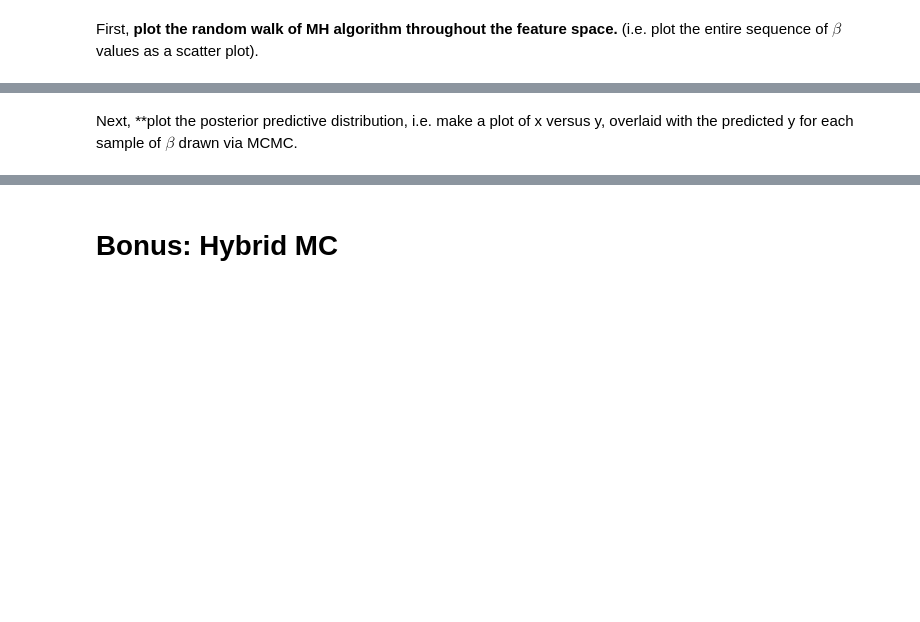
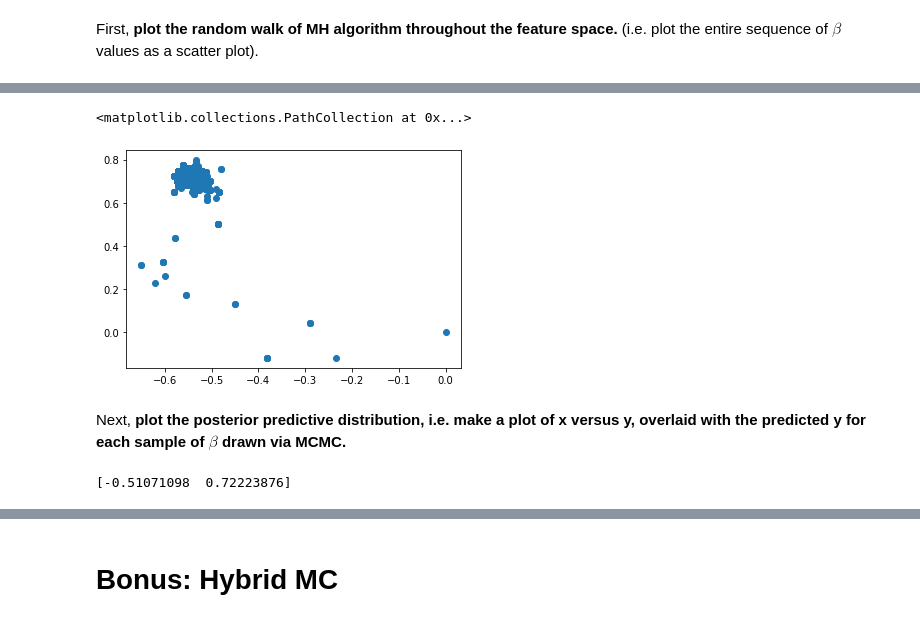
Before and after one commit to UMT-CSCI-591-Deep-Learning-2022/Week_14_MCMC, a Jupyter notebook: BayesianLinearRegression.ipynb, the cells around one changed output, grey strips where cells are left out. Drawn from its saved outputs; the diff is of its cells as text; code cells hidden in the pictures; blank space fills up the shorter version.

```diff
--- a/BayesianLinearRegression.ipynb
+++ b/BayesianLinearRegression.ipynb
@@ -129,10 +130,16 @@ Next, implement functions that accept $X$, $Y$, and $\beta$ and evaluate the log
 # %%
 
 def log_likelihood(beta,x,y,sigma_obs):
-  return
+  n = len(x)
+  order = len(beta)-1
+  design_matrix = design_mat(x, order)
+  residual_sum = np.sum((y - design_matrix @ beta)**2)
+  stdv = sigma_obs**2
+
+  return -(n/2)*np.log(2*np.pi*stdv) - (1/(2*stdv))* residual_sum
 
 def log_prior(beta,sigma_prior):
-  return
+  return -0.5 * np.log(2*np.pi * sigma_prior**2) - (1/(2*sigma_prior**2) * beta**2)
 
 def log_posterior(beta,x,y,sigma_obs,sigma_prior):
   log_like = log_likelihood(beta,x,y,sigma_obs)
@@ -141,3 +148,12 @@ def log_posterior(beta,x,y,sigma_obs,sigma_prior):
 
 
 ## Strongly suggest doing some unit testing here!
+ex = np.random.random(3)
+why = np.random.random(3)
+beeta = np.random.random(3)
+sigmuh = np.random.random(3)
+sigmuh_prior = np.random.random(3)
+
+log_likelihood(beeta,ex,why,sigmuh)
+log_prior(beeta,sigmuh)
+log_posterior(beeta,ex,why,sigmuh,sigmuh_prior)
@@ -143,0 +162,5 @@ def log_posterior(beta,x,y,sigma_obs,sigma_prior):
+# %%
+order = 3
+beta = np.random.rand(order+1)
+
+np.sum((y - design_mat(x,order) @ beta)**2)
@@ -148,21 +173,35 @@ With the Bayesian definitions above it's now time to define our algorithms.  The
 
 **Question: Refer to Figure 5 in the paper, specifically the 5th line with the minimum function.  Is it necessary to have the proposal distribution q when calculating the acceptance rate?  If so why, if not why not?**
 # %%
-
 #TODO: Implement Metropolis-Hastings algorithm
 def mh(order,steps=10000,stepsize=0.1):
   betas = [np.zeros(order+1)] #initial guess
+  sigma = np.array([sigma_obs for x in range(order+1)])
+
   for i in range(steps):
     if (i+1)%(steps/100) == 0:print("Step ",i+1,"/",steps,sep='') #print steps to check progress
 
     #get a random uniform sample, what should the bounds be?
+    u = np.random.uniform(size=order+1)
 
     #there should be a new beta proposed in here
+    candidate_beta = np.random.normal(size=order+1,loc=betas[-1],scale=sigma_obs)
+
+    prob_ratio = np.exp(log_posterior(candidate_beta,x,y,sigma,sigma) - log_posterior(betas[-1],x,y,sigma,sigma))
+    criteria = np.minimum(np.ones(order+1), prob_ratio)
 
     #what should the acceptance look like?
 
+    beta_selector = (u<criteria).astype(int)
+    beta_selectee = np.append([betas[-1]],[candidate_beta],axis=0)
+
+    new_beta = np.diagonal(beta_selectee.T[:,beta_selector])
+    betas.append(new_beta)
+
     #do we need to look at the acceptance of all features individually or together?
   return betas
+
+betas = mh(order, steps=1)
 # %% [markdown]
 Below run your implemented Metropolis-Hastings.
 # %%
@@ -191,5 +254,15 @@ First, **plot the random walk of MH algorithm throughout the feature space.** (i
+# %%
+betas = np.array(betas)
+plt.scatter(betas[:,0],betas[:,1])
+# %% [output]
+<matplotlib.collections.PathCollection at 0x...>
+[figure, added]
 # %% [markdown]
-Next, **plot the posterior predictive distribution, i.e. make a plot of x versus y, overlaid with the predicted y for each sample of $\beta$ drawn via MCMC.
+Next, **plot the posterior predictive distribution, i.e. make a plot of x versus y, overlaid with the predicted y for each sample of $\beta$ drawn via MCMC.**
+# %%
+print(betas[-1])
+# %% [output]
+[-0.51071098  0.72223876]
 # %%
 plt.plot(x,y,'.')
 
```
Also changed, not shown: parts of 11 cells of this notebook.
